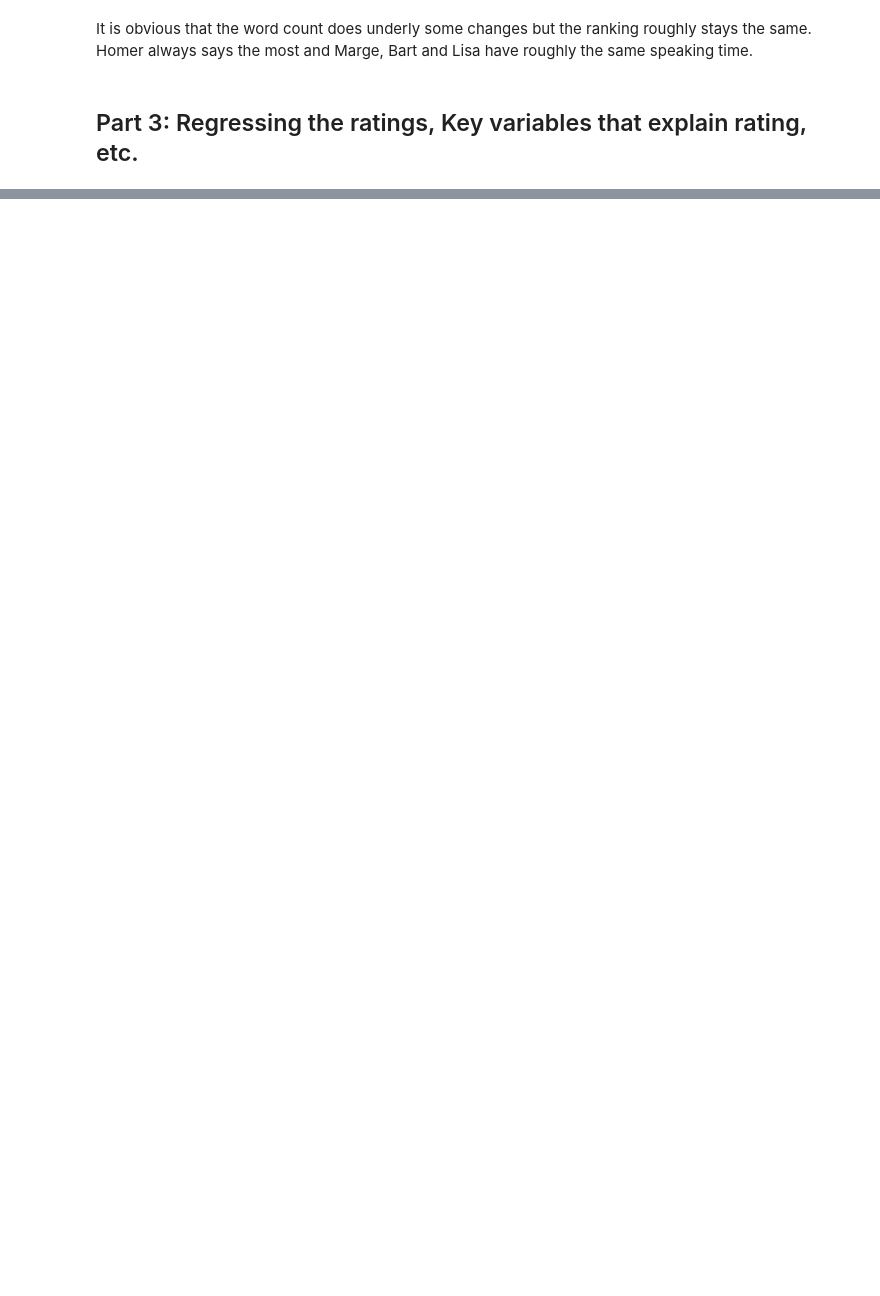
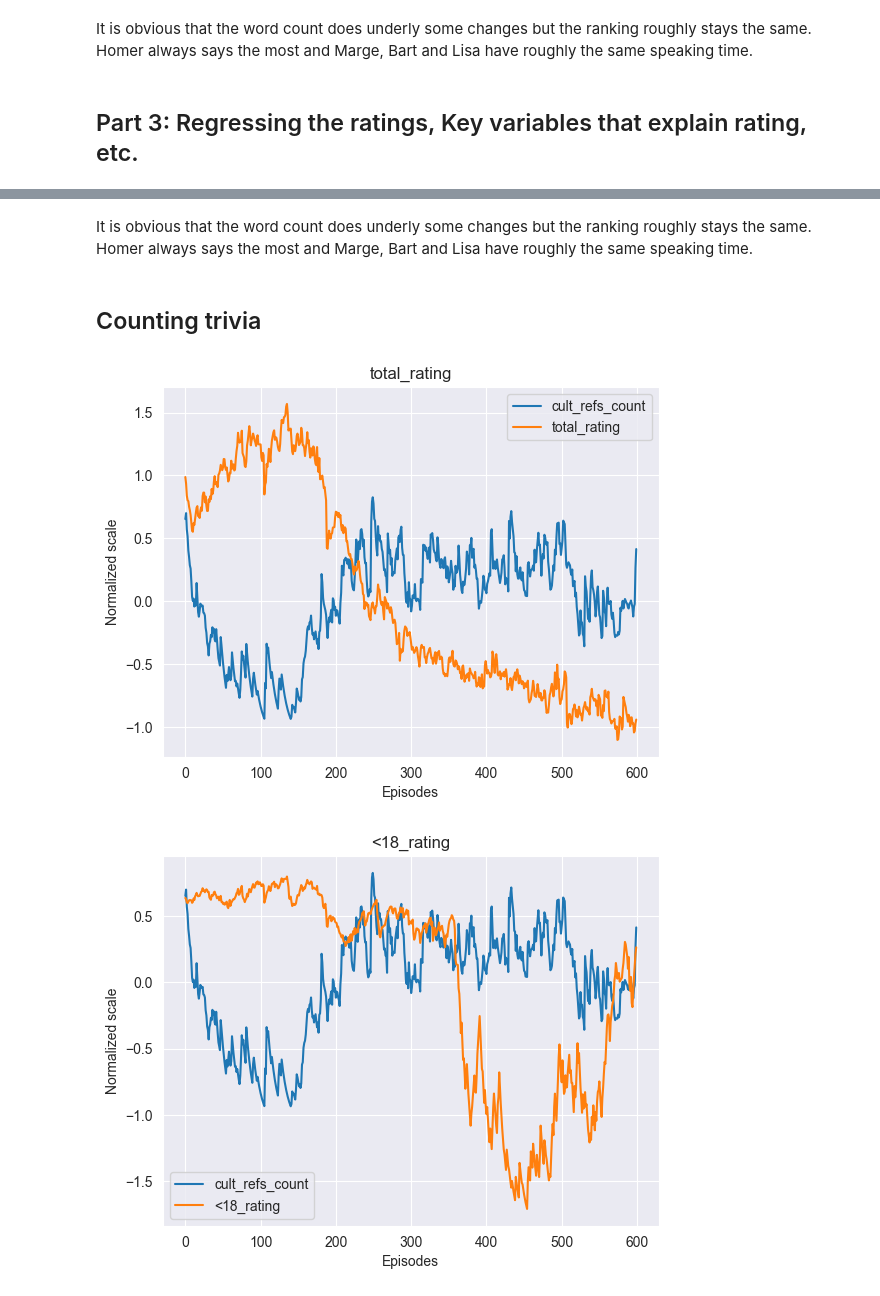
Before and after one commit to nic0gin/datamadness, a Jupyter notebook: datamadness.ipynb, the cells around one changed output, grey strips where cells are left out. Saved outputs shown, nothing was run; the diff lists cells and outputs as text; code cells hidden in the pictures; blank space fills up the shorter version.

```diff
--- a/datamadness.ipynb
+++ b/datamadness.ipynb
@@ -577,0 +737,52 @@ It is obvious that the word count does underly some changes but the ranking roug
+# %% [markdown]
+It is obvious that the word count does underly some changes but the ranking roughly stays the same. Homer always says the most and Marge, Bart and Lisa have roughly the same speaking time.
+# %% [markdown]
+## Counting trivia
+# %%
+features_df = pd.read_csv('./Datasets/scraped/ref_counts_clean.csv')
+episodes_df = pd.read_csv('./Datasets/data-society-the-simpsons-by-the-data/simpsons_episodes.csv')
+voting_df = pd.read_csv('./Datasets/scraped/voting_demographics.csv')
+
+voting_df['season'] = voting_df['season'].astype(int)
+voting_df['episode'] = voting_df['episode'].astype(int)
+voting_df = voting_df.sort_values(by=['season', 'episode'])
+voting_df.index += 1
+features_df.index +=1
+analysis_df = pd.concat([features_df.head(600), voting_df.head(600)], axis=1)
+analysis_df['season'] = analysis_df['season'].astype(int)
+analysis_df['episode'] = analysis_df['episode'].astype(int)
+# %%
+def smooth(scalars, weight):
+    last = scalars[0]
+    smoothed = list()
+    for point in scalars:
+        smoothed_val = last * weight + (1 - weight) * point
+        smoothed.append(smoothed_val)
+        last = smoothed_val
+
+    return smoothed
+
+def normalize(data, column):
+    return (data[column]-data[column].mean())/data[column].std()
+# %%
+import matplotlib.pyplot as plt
+
+rating_cols = ['total_rating', '<18_rating', '18-29_rating', '30-44_rating', '45+_rating']
+ref_cols = ['cult_refs_count', 'self_refs_count', 'goofs_count', 'errors_count']
+
+def ratings_refs_graph(data, col, refs):
+    y1 = smooth(list(normalize(data, refs)), 0.9)
+    y2 = smooth(list(normalize(data, col)), 0.9)
+    plt.plot(y1, label=refs)
+    plt.plot(y2, label=col)
+    plt.legend()
+    plt.ylabel('Normalized scale')
+    plt.xlabel('Episodes')
+    plt.title(col)
+    plt.show()
+# %%
+for col in rating_cols:
+    ratings_refs_graph(analysis_df, col, 'cult_refs_count')
+# %% [output]
+[figure, added]
+[figure, added]
```
Also changed, not shown: parts of 51 cells of this notebook, 3 other files.
